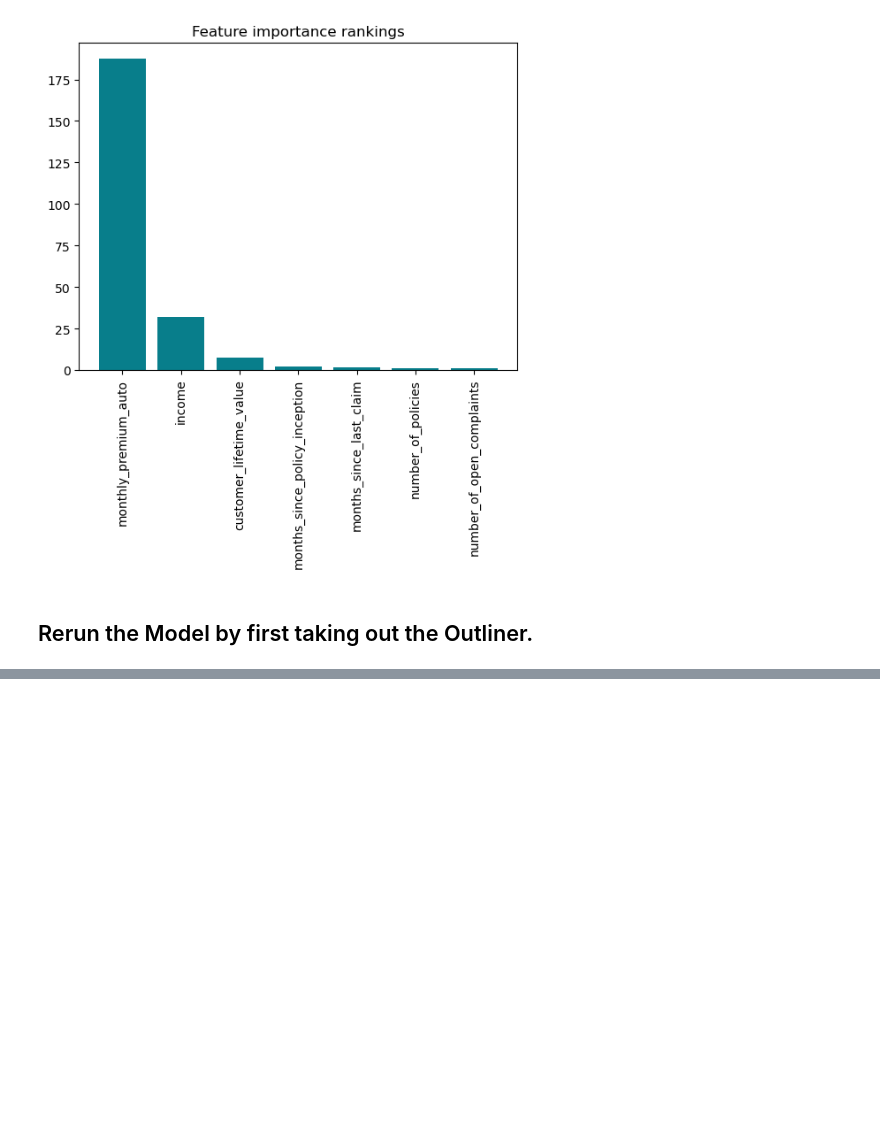
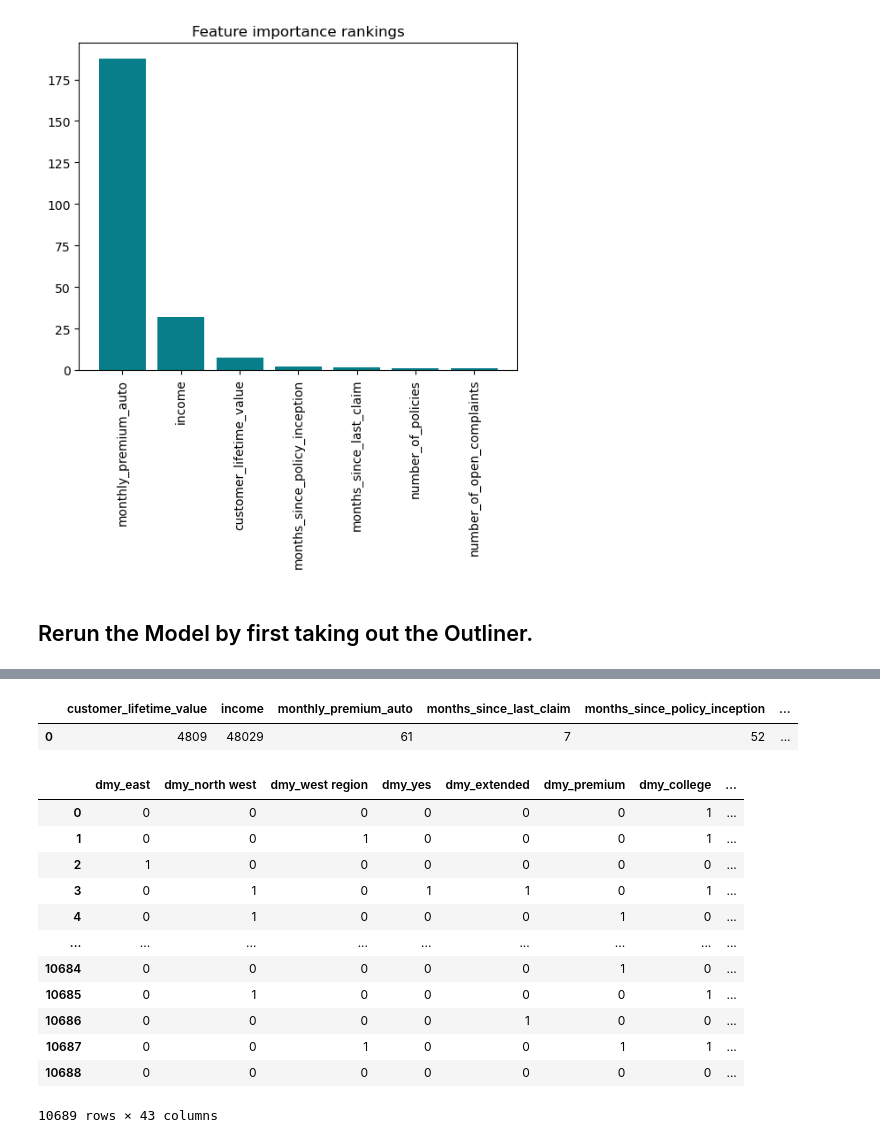
Before and after one commit to Sholypop/Lab, a Jupyter notebook: week4/Machine_Learning( Creating a Model ).ipynb, the cells around one changed output, grey strips where cells are left out. Saved outputs shown, nothing was run; the diff lists cells and outputs as text; code cells hidden in the pictures; blank space fills up the shorter version.

```diff
--- a/week4/Machine_Learning( Creating a Model ).ipynb
+++ b/week4/Machine_Learning( Creating a Model ).ipynb
@@ -429,0 +498,3 @@ print(model.rsquared_adj)
+# %%
+df = pd.read_csv('Data_Marketing_Customer_Analysis_Round3.csv')
+df.head()
@@ -429,0 +509,10 @@ print(model.rsquared_adj)
+# %%
+numericals_df = df.select_dtypes(include=np.number)
+numericals_df.head(1)
+# %% [output]
+|  | customer_lifetime_value | income | monthly_premium_auto | months_since_last_claim | months_since_policy_inception | ... |
+| 0 | 4809 | 48029 | 61 | 7 | 52 | ... |
+# %%
+categorical_df = df.select_dtypes(include= object)
+# %%
+categorical_df.drop(['effective_to_date'], axis=1, inplace=True)
@@ -429,0 +533,17 @@ print(model.rsquared_adj)
+# %%
+categorical_df = pd.get_dummies(categorical_df, prefix="dmy",drop_first=True)
+categorical_df
+# %% [output]
+|  | dmy_east | dmy_north west | dmy_west region | dmy_yes | dmy_extended | dmy_premium | dmy_college | ... |
+| 0 | 0 | 0 | 0 | 0 | 0 | 0 | 1 | ... |
+| 1 | 0 | 0 | 1 | 0 | 0 | 0 | 1 | ... |
+| 2 | 1 | 0 | 0 | 0 | 0 | 0 | 0 | ... |
+| 3 | 0 | 1 | 0 | 1 | 1 | 0 | 1 | ... |
+| 4 | 0 | 1 | 0 | 0 | 0 | 1 | 0 | ... |
+| ... | ... | ... | ... | ... | ... | ... | ... | ... |
+| 10684 | 0 | 0 | 0 | 0 | 0 | 1 | 0 | ... |
+| 10685 | 0 | 1 | 0 | 0 | 0 | 0 | 1 | ... |
+| 10686 | 0 | 0 | 0 | 0 | 1 | 0 | 0 | ... |
+| 10687 | 0 | 0 | 1 | 0 | 0 | 1 | 1 | ... |
+| 10688 | 0 | 0 | 0 | 0 | 0 | 0 | 0 | ... |
+10689 rows × 43 columns
```
Also changed, not shown: parts of 32 cells of this notebook.
